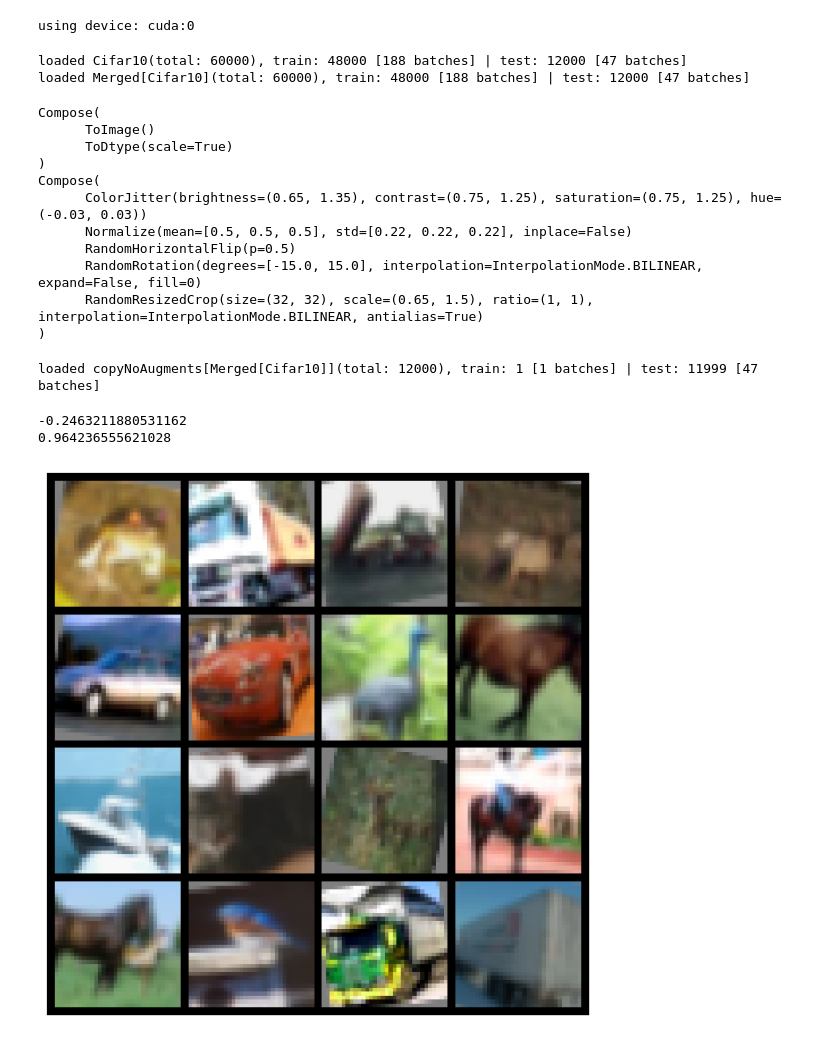
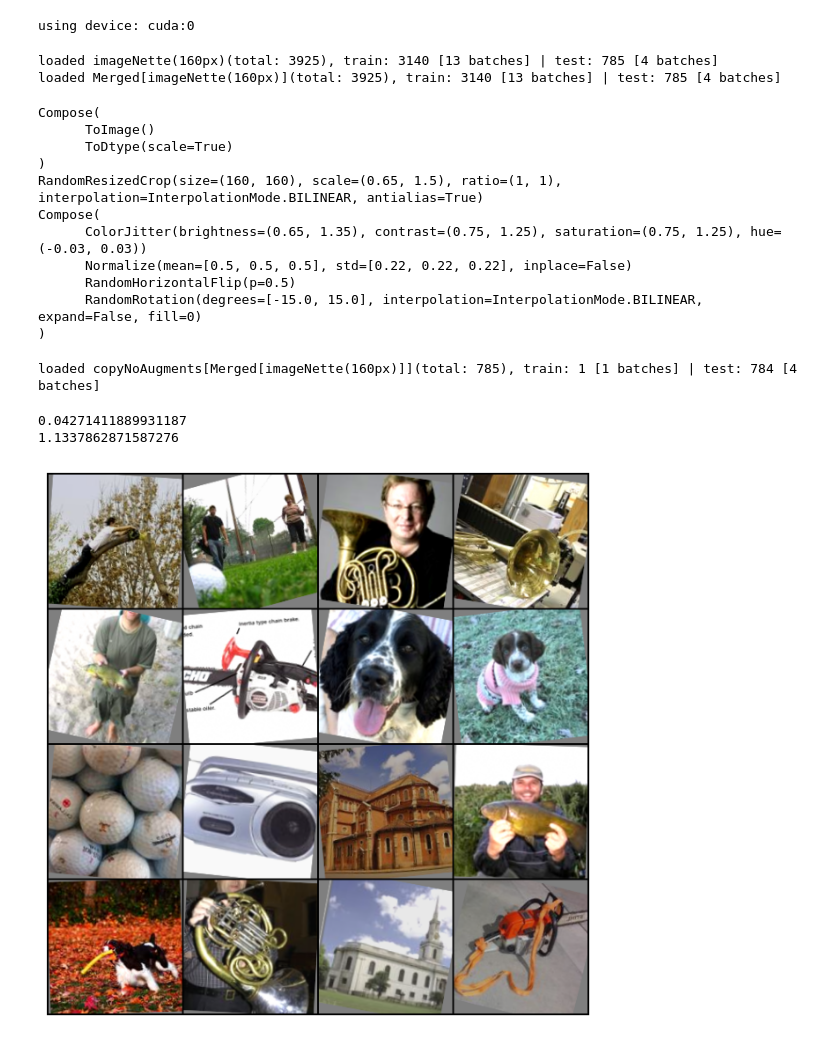
Before and after one commit to vuvu700/MOE_project, a Jupyter notebook: src/experiment_moe2.ipynb, the cells around one changed output. Drawn from its saved outputs; the diff is of its cells as text; code cells hidden in the pictures.

Commit message:
new results + imagenette support (and so support of multiples images size)

```diff
--- a/src/experiment_moe2.ipynb
+++ b/src/experiment_moe2.ipynb
@@ -37,63 +37,66 @@ cell();
 #datashandler = handleDatas.Cifar100_Datas(
 #    fromTrainSource=None, maxSamples=None, trainProp=0.8,
 #    batchSizeTrain=256, batchSizeTest=256)
-
+globals().pop("datasHandler", None)
 datasHandler = handleDatas.HandleImagesClassifDatas.merge(
     #handleDatas.MNIST_Datas(
     #    fromTrainSource=None, maxSamples=None, trainProp=0.8, batchSizeTrain=256, batchSizeTest=256),
     #handleDatas.FashionMNIST_Datas(
     #    fromTrainSource=None, maxSamples=None, trainProp=0.8, batchSizeTrain=256, batchSizeTest=256),
-    handleDatas.Cifar10_Datas(
-        fromTrainSource=None, maxSamples=None, trainProp=0.8, batchSizeTrain=256, batchSizeTest=256),
+    #handleDatas.Cifar10_Datas(
+    #    fromTrainSource=None, maxSamples=None, trainProp=0.8, batchSizeTrain=256, batchSizeTest=256),
     #handleDatas.Cifar100_Datas(
     #    fromTrainSource=None, maxSamples=None, trainProp=0.8, batchSizeTrain=256, batchSizeTest=256),
+    handleDatas.ImageNette_Datas(
+        fromTrainSource="val", size="160px", maxSamples=None, trainProp=0.8, batchSizeTrain=256, batchSizeTest=256),
     trainProp=0.8, batchSizeTrain=256, batchSizeTest=256, dataAugemnt="basic+degrade")
 # %% [output]
-loaded Cifar10(total: 60000), train: 48000 [188 batches] | test: 12000 [47 batches]
-loaded Merged[Cifar10](total: 60000), train: 48000 [188 batches] | test: 12000 [47 batches]
+loaded imageNette(160px)(total: 3925), train: 3140 [13 batches] | test: 785 [4 batches]
+loaded Merged[imageNette(160px)](total: 3925), train: 3140 [13 batches] | test: 785 [4 batches]
 # %%
 print(datasHandler.full_dataset.cachableTransform)
+print(datasHandler.full_dataset.firstTransform)
 print(datasHandler.full_dataset.finalTransform)
 # %% [output]
 Compose(
       ToImage()
       ToDtype(scale=True)
 )
+RandomResizedCrop(size=(160, 160), scale=(0.65, 1.5), ratio=(1, 1), interpolation=InterpolationMode.BILINEAR, antialias=True)
 Compose(
       ColorJitter(brightness=(0.65, 1.35), contrast=(0.75, 1.25), saturation=(0.75, 1.25), hue=(-0.03, 0.03))
       Normalize(mean=[0.5, 0.5, 0.5], std=[0.22, 0.22, 0.22], inplace=False)
       RandomHorizontalFlip(p=0.5)
       RandomRotation(degrees=[-15.0, 15.0], interpolation=InterpolationMode.BILINEAR, expand=False, fill=0)
-      RandomResizedCrop(size=(32, 32), scale=(0.65, 1.5), ratio=(1, 1), interpolation=InterpolationMode.BILINEAR, antialias=True)
 )
 # %%
 datasHandler_noAugments = handleDatas.HandleImagesClassifDatas(
     images=[datasHandler.full_dataset.images[i] for i in datasHandler.dataset_test.indices],
-    name=f"copyNoAugments[{datasHandler.name}]", nbClasses=datasHandler.nbClasses,
-    trainProp=0.0001, batchSizeTrain=256, batchSizeTest=256, dataAugemnt=None)
+    name=f"copyNoAugments[{datasHandler.name}]", nbClasses=datasHandler.nbClasses, imagesCropSize=datasHandler.imagesCropSize,
+    trainProp=1/len(datasHandler.dataset_test), batchSizeTrain=256, batchSizeTest=256, dataAugemnt=None)
 # %% [output]
-loaded copyNoAugments[Merged[Cifar10]](total: 12000), train: 1 [1 batches] | test: 11999 [47 batches]
+loaded copyNoAugments[Merged[imageNette(160px)]](total: 785), train: 1 [1 batches] | test: 784 [4 batches]
 # %%
 def cell():
     import matplotlib.pyplot as plt
 
     K = 16
     Ks = (K ** 0.5).__ceil__()
 
     plt.figure(figsize=(2*Ks,2*Ks))
     plt.axis('off')
     images = [
         datasHandler.full_dataset.finalTransform(
-            datasHandler.full_dataset[i]['image']) for i in range(K)]
+            datasHandler.dataset_train[i]['image']) for i in range(K)]
     print((sum(img.mean().item() for img in images)/len(images)))
     print((sum(img.std().item() for img in images)/len(images)))
     plt.imshow(torchvision.utils.make_grid(
         images, nrow=Ks, normalize=True, scale_each=False).permute((1, 2, 0)))
     plt.show()
 
 cell(); del cell
 # %% [output]
--0.2463211880531162
-0.964236555621028
+0.04271411889931187
+1.1337862871587276
-[figure, old version]
+[figure, new version]
 # %%
```
Also changed, not shown: parts of 6 cells of this notebook, 3 other files.
